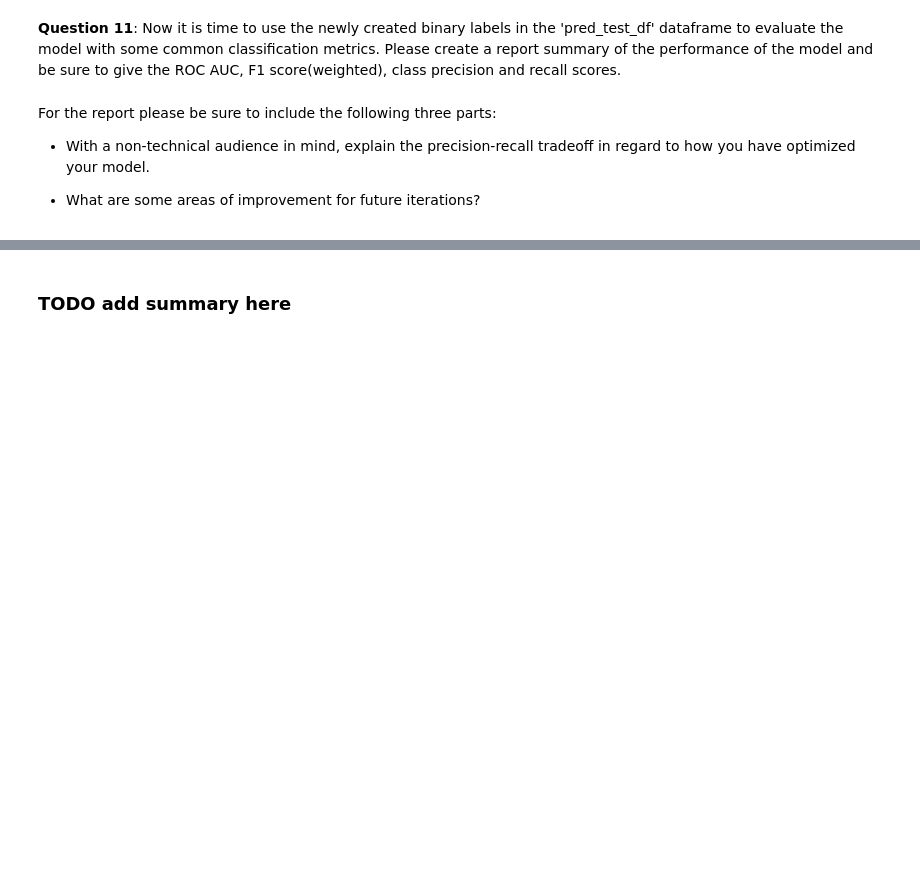
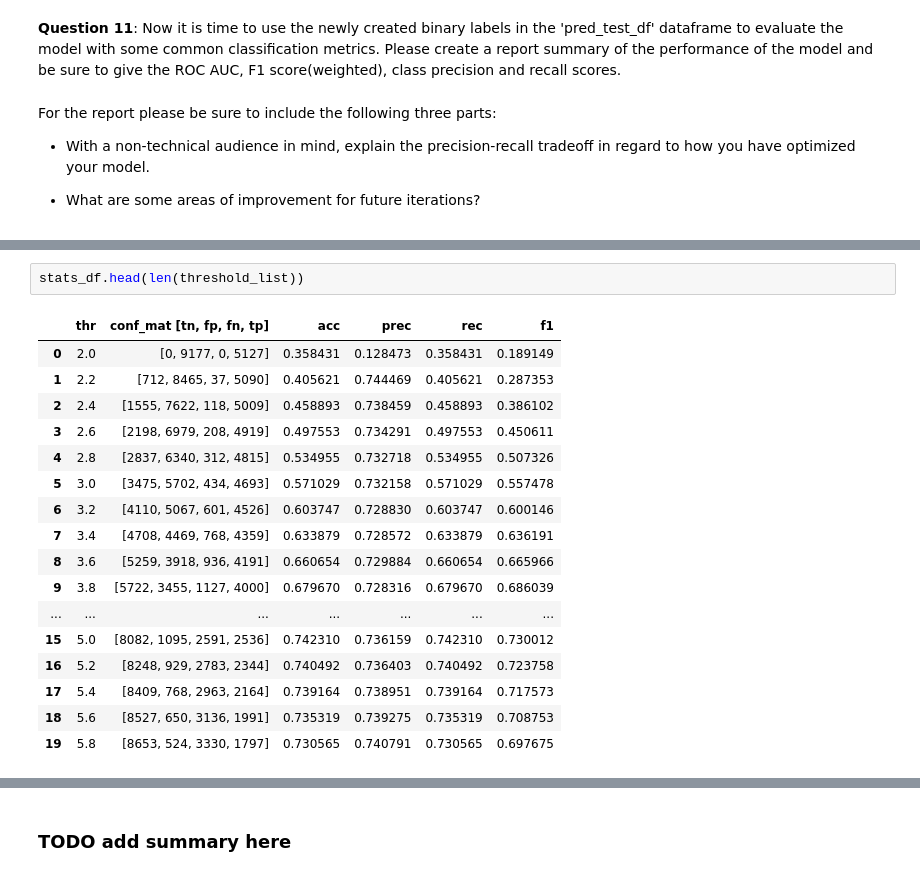
Before and after one commit to luigisaetta/uci-diabetes, a Jupyter notebook: project/starter_code/student_project.ipynb, the cells around one changed output, grey strips where cells are left out. Cells and saved outputs as stored; diff of their text form; blank space fills up the shorter version.

```diff
--- a/project/starter_code/student_project.ipynb
+++ b/project/starter_code/student_project.ipynb
@@ -985,0 +1023,20 @@ F1-score:  0.716
+# %%
+stats_df.head(len(threshold_list))
+# %% [output]
+|  | thr | conf_mat [tn, fp, fn, tp] | acc | prec | rec | f1 |
+| 0 | 2.0 | [0, 9177, 0, 5127] | 0.358431 | 0.128473 | 0.358431 | 0.189149 |
+| 1 | 2.2 | [712, 8465, 37, 5090] | 0.405621 | 0.744469 | 0.405621 | 0.287353 |
+| 2 | 2.4 | [1555, 7622, 118, 5009] | 0.458893 | 0.738459 | 0.458893 | 0.386102 |
+| 3 | 2.6 | [2198, 6979, 208, 4919] | 0.497553 | 0.734291 | 0.497553 | 0.450611 |
+| 4 | 2.8 | [2837, 6340, 312, 4815] | 0.534955 | 0.732718 | 0.534955 | 0.507326 |
+| 5 | 3.0 | [3475, 5702, 434, 4693] | 0.571029 | 0.732158 | 0.571029 | 0.557478 |
+| 6 | 3.2 | [4110, 5067, 601, 4526] | 0.603747 | 0.728830 | 0.603747 | 0.600146 |
+| 7 | 3.4 | [4708, 4469, 768, 4359] | 0.633879 | 0.728572 | 0.633879 | 0.636191 |
+| 8 | 3.6 | [5259, 3918, 936, 4191] | 0.660654 | 0.729884 | 0.660654 | 0.665966 |
+| 9 | 3.8 | [5722, 3455, 1127, 4000] | 0.679670 | 0.728316 | 0.679670 | 0.686039 |
+| ... | ... | ... | ... | ... | ... | ... |
+| 15 | 5.0 | [8082, 1095, 2591, 2536] | 0.742310 | 0.736159 | 0.742310 | 0.730012 |
+| 16 | 5.2 | [8248, 929, 2783, 2344] | 0.740492 | 0.736403 | 0.740492 | 0.723758 |
+| 17 | 5.4 | [8409, 768, 2963, 2164] | 0.739164 | 0.738951 | 0.739164 | 0.717573 |
+| 18 | 5.6 | [8527, 650, 3136, 1991] | 0.735319 | 0.739275 | 0.735319 | 0.708753 |
+| 19 | 5.8 | [8653, 524, 3330, 1797] | 0.730565 | 0.740791 | 0.730565 | 0.697675 |
```
Also changed, not shown: parts of 35 cells of this notebook, 1 other file.
